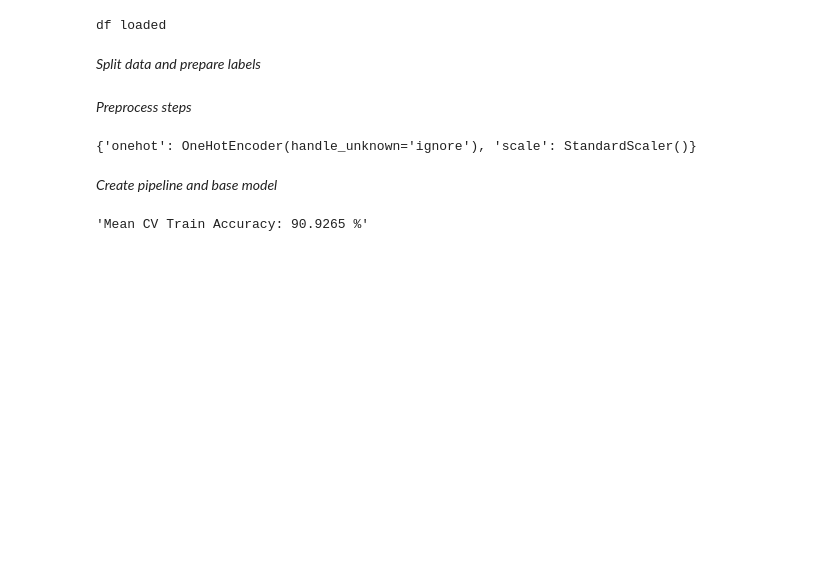
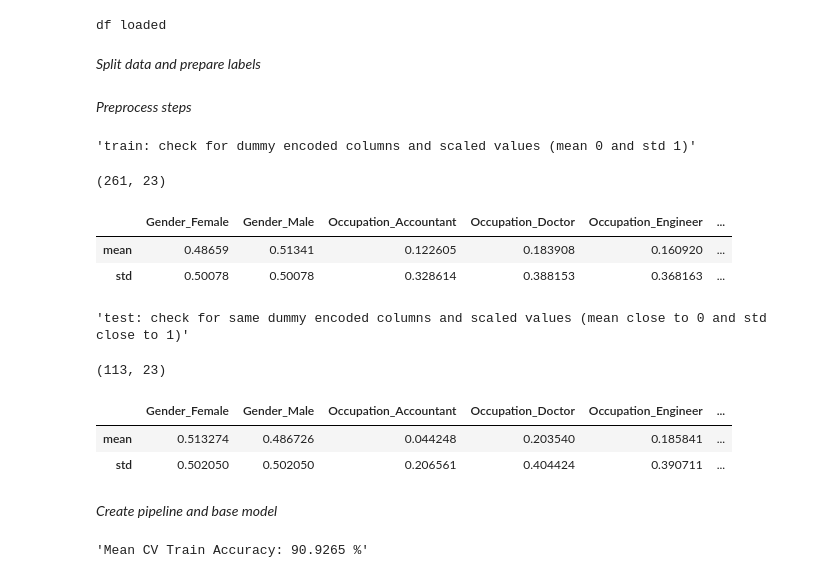
Before and after one commit to carstenegelund/sleep-disorder-classifier, a Jupyter notebook: model_logistic_regression.ipynb, the cells around one changed output. Saved outputs shown, nothing was run; the diff lists cells and outputs as text; code cells hidden in the pictures; blank space fills up the shorter version.

```diff
--- a/model_logistic_regression.ipynb
+++ b/model_logistic_regression.ipynb
@@ -72,23 +76,33 @@ y_train, y_test = y_train.values.reshape(-1), y_test.values.reshape(-1)
 # %%
 # Create a column transformer for ohe and scaling
 column_trans = ColumnTransformer(
     transformers=[
         ('onehot', OneHotEncoder(handle_unknown='ignore'), X_train.select_dtypes(include=['object']).columns),
         ('scale', StandardScaler(), X_train.select_dtypes(include=['float64', 'int64']).columns)
     ],
     remainder='passthrough')
 
+transformed_X_train_array = column_trans.fit_transform(X_train)
+transformed_X_test_array = column_trans.transform(X_test)
+
 # Convert to df as a sense check. Use only for interpretibility before using for pipeline.
-transformed_X_train_df = settings.convert_transformed_features_to_df(column_trans, column_trans.fit_transform(X_train))
-transformed_X_test_df = settings.convert_transformed_features_to_df(column_trans, column_trans.transform(X_test))
+transformed_X_train_df = settings.convert_transformed_features_to_df(column_trans, transformed_X_train_array)
+transformed_X_test_df = settings.convert_transformed_features_to_df(column_trans, transformed_X_test_array)
 
 # Check ohe and scaled datasets
-# display("train: check for dummy encoded columns and scaled values (mean 0 and std 1)",transformed_X_train_df.shape, transformed_X_train_df.describe().loc[["mean", "std"],:])
-# display("test: check for same dummy encoded columns and scaled values (mean close to 0 and std close to 1)",transformed_X_test_df.shape, transformed_X_test_df.describe().loc[["mean", "std"],:])
+display("train: check for dummy encoded columns and scaled values (mean 0 and std 1)",transformed_X_train_df.shape, transformed_X_train_df.describe().loc[["mean", "std"],:])
+display("test: check for same dummy encoded columns and scaled values (mean close to 0 and std close to 1)",transformed_X_test_df.shape, transformed_X_test_df.describe().loc[["mean", "std"],:])
+# %% [output]
+'train: check for dummy encoded columns and scaled values (mean 0 and std 1)'
+(261, 23)
+|  | Gender_Female | Gender_Male | Occupation_Accountant | Occupation_Doctor | Occupation_Engineer | ... |
+| mean | 0.48659 | 0.51341 | 0.122605 | 0.183908 | 0.160920 | ... |
+| std | 0.50078 | 0.50078 | 0.328614 | 0.388153 | 0.368163 | ... |
+'test: check for same dummy encoded columns and scaled values (mean close to 0 and std close to 1)'
+(113, 23)
+|  | Gender_Female | Gender_Male | Occupation_Accountant | Occupation_Doctor | Occupation_Engineer | ... |
+| mean | 0.513274 | 0.486726 | 0.044248 | 0.203540 | 0.185841 | ... |
+| std | 0.502050 | 0.502050 | 0.206561 | 0.404424 | 0.390711 | ... |
-# %%
-column_trans.named_transformers_
-# %% [output]
-{'onehot': OneHotEncoder(handle_unknown='ignore'), 'scale': StandardScaler()}
 # %% [markdown]
 *Create pipeline and base model*
 # %%
```
Also changed, not shown: parts of 7 cells of this notebook, 2 other files.
